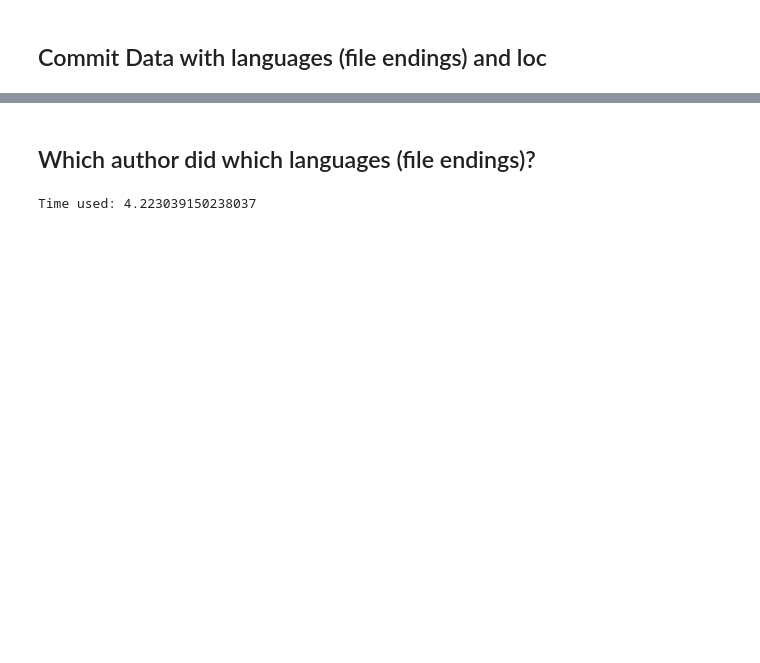
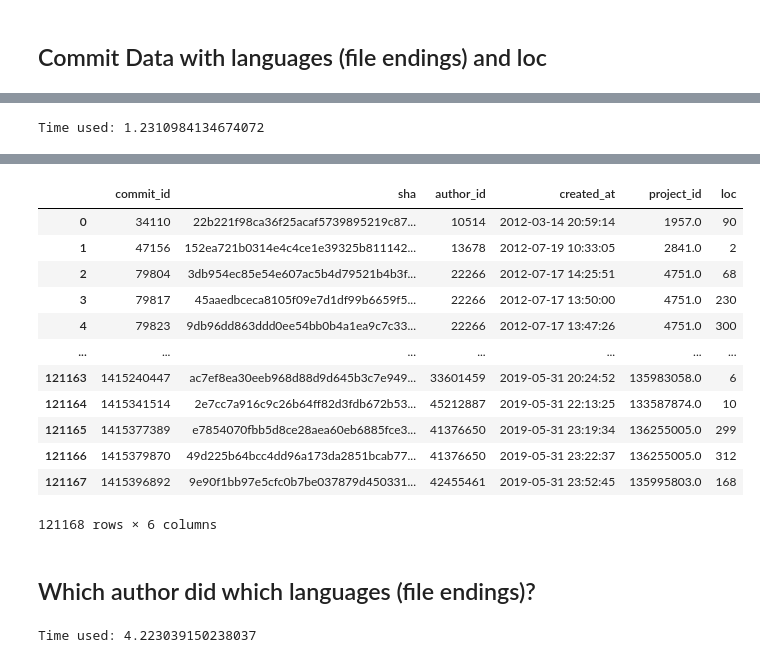
Before and after one commit to LeonBein/CRM20, a Jupyter notebook: DataExplorer.ipynb, the cells around one changed output, grey strips where cells are left out. Drawn from its saved outputs; the diff is of its cells as text; code cells hidden in the pictures; blank space fills up the shorter version.

```diff
--- a/DataExplorer.ipynb
+++ b/DataExplorer.ipynb
@@ -326,0 +344,12 @@ Time used: 6.370087385177612
+# %%
+dbUtils.runQuery('''
+    DROP MATERIALIZED VIEW IF EXISTS crm20.lb_java_commits CASCADE;
+    CREATE MATERIALIZED VIEW crm20.lb_java_commits AS
+        (SELECT DISTINCT lb_sample_commits.*, lb_changes.loc
+        FROM crm20.lb_sample_commits, crm20.lb_changes
+        WHERE lb_sample_commits.sha = lb_changes.sha
+        AND language = 'java');
+    SELECT * FROM crm20.lb_java_commits
+''')
+# %% [output]
+Time used: 1.2310984134674072
@@ -327,3 +357,16 @@ Time used: 6.370087385177612
+|  | commit_id | sha | author_id | created_at | project_id | loc |
+| 0 | 34110 | 22b221f98ca36f25acaf5739895219c87... | 10514 | 2012-03-14 20:59:14 | 1957.0 | 90 |
+| 1 | 47156 | 152ea721b0314e4c4ce1e39325b811142... | 13678 | 2012-07-19 10:33:05 | 2841.0 | 2 |
+| 2 | 79804 | 3db954ec85e54e607ac5b4d79521b4b3f... | 22266 | 2012-07-17 14:25:51 | 4751.0 | 68 |
+| 3 | 79817 | 45aaedbceca8105f09e7d1df99b6659f5... | 22266 | 2012-07-17 13:50:00 | 4751.0 | 230 |
+| 4 | 79823 | 9db96dd863ddd0ee54bb0b4a1ea9c7c33... | 22266 | 2012-07-17 13:47:26 | 4751.0 | 300 |
+| ... | ... | ... | ... | ... | ... | ... |
+| 121163 | 1415240447 | ac7ef8ea30eeb968d88d9d645b3c7e949... | 33601459 | 2019-05-31 20:24:52 | 135983058.0 | 6 |
+| 121164 | 1415341514 | 2e7cc7a916c9c26b64ff82d3fdb672b53... | 45212887 | 2019-05-31 22:13:25 | 133587874.0 | 10 |
+| 121165 | 1415377389 | e7854070fbb5d8ce28aea60eb6885fce3... | 41376650 | 2019-05-31 23:19:34 | 136255005.0 | 299 |
+| 121166 | 1415379870 | 49d225b64bcc4dd96a173da2851bcab77... | 41376650 | 2019-05-31 23:22:37 | 136255005.0 | 312 |
+| 121167 | 1415396892 | 9e90f1bb97e5cfc0b7be037879d450331... | 42455461 | 2019-05-31 23:52:45 | 135995803.0 | 168 |
+121168 rows × 6 columns
 # %% [markdown]
 ## Which author did which languages (file endings)?
 # %%
```
Also changed, not shown: parts of 12 cells of this notebook, 17 other files.
